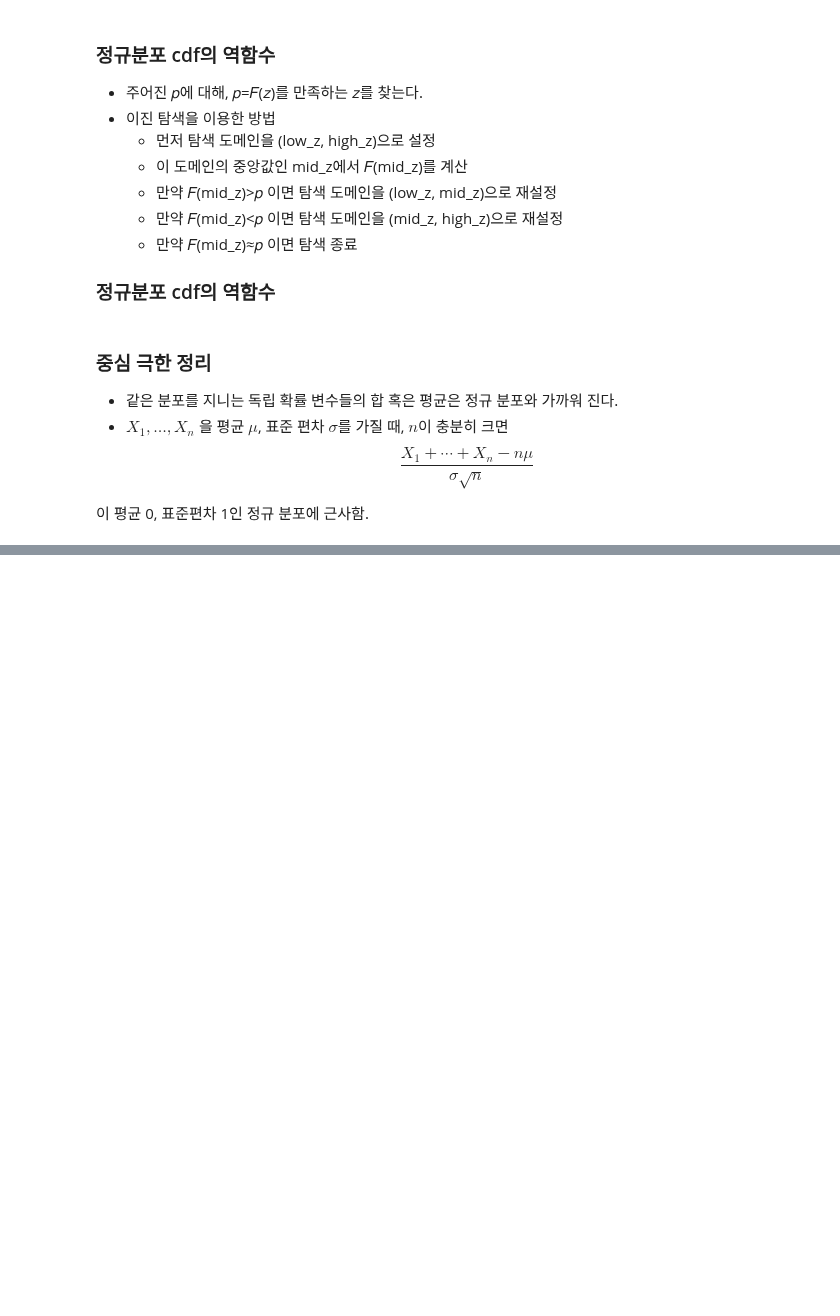
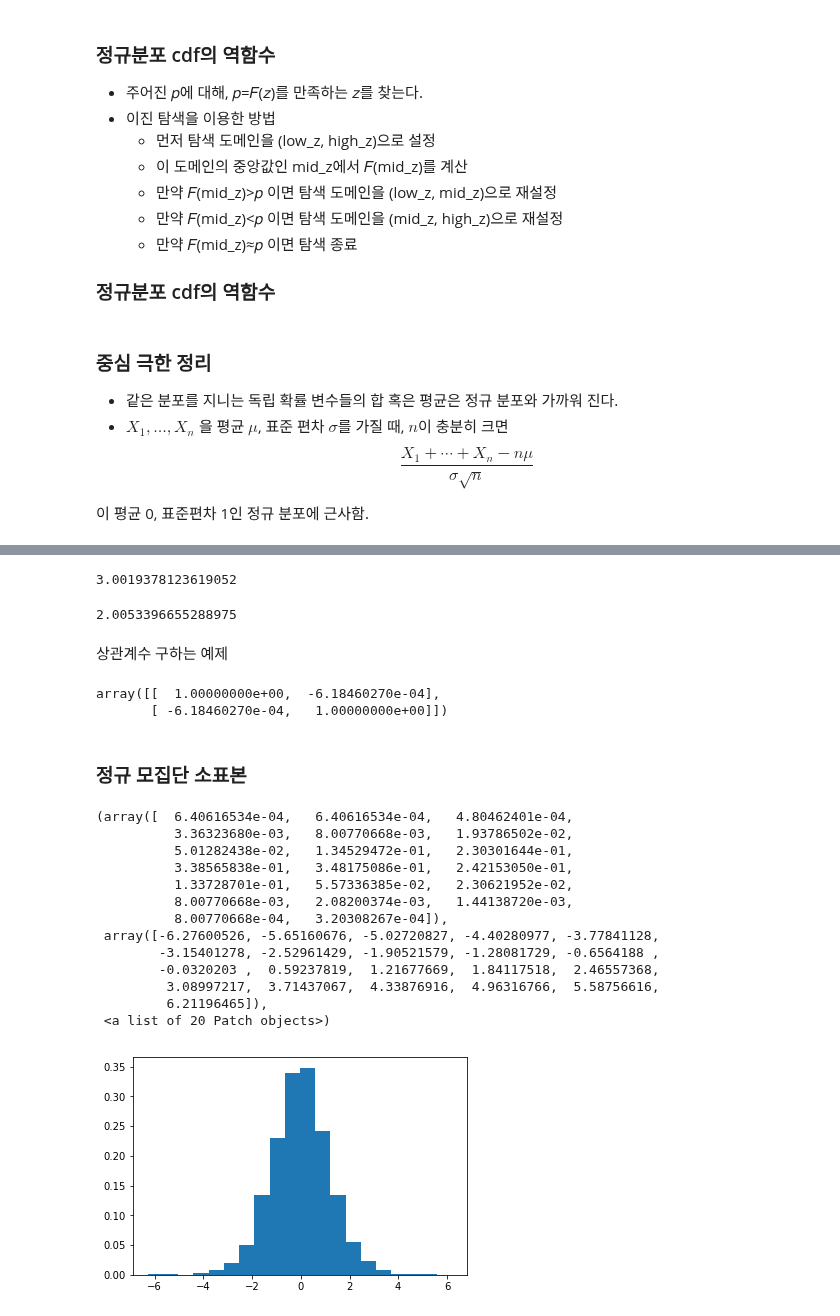
Before and after one commit to ksublee/SPuP, a Jupyter notebook: 9.Probability.ipynb, the cells around one changed output, grey strips where cells are left out. Cells and saved outputs as stored; diff of their text form; code cells hidden in the pictures; blank space fills up the shorter version.

```diff
--- a/9.Probability.ipynb
+++ b/9.Probability.ipynb
@@ -187,0 +237,2 @@ $$\frac{ 𝑋_1+⋯+𝑋_𝑛−n\mu}{ \sigma \sqrt{n}} $$
+# %%
+x = np.random.normal(3, 2, 10000)     #평균 3, 표준편차 2인 정규분포
@@ -187,0 +241,51 @@ $$\frac{ 𝑋_1+⋯+𝑋_𝑛−n\mu}{ \sigma \sqrt{n}} $$
+# %%
+x.mean()
+np.mean(x)
+# %% [output]
+3.0019378123619052
+# %%
+x.std()
+np.std(x)
+# %% [output]
+2.0053396655288975
+# %% [markdown]
+상관계수 구하는 예제
+# %%
+y = np.random.normal(1, 1.5, 10000)
+np.corrcoef(x, y)
+# %% [output]
+array([[  1.00000000e+00,  -6.18460270e-04],
+       [ -6.18460270e-04,   1.00000000e+00]])
+# %% [markdown]
+### 정규 모집단 소표본
+# %%
+import numpy as np
+import matplotlib.pyplot as plt
+
+N = 10000
+mean_x = np.zeros(N)
+std_x = np.zeros(N)
+ts = np.zeros(N)
+
+for i in range(N):
+    mu, sigma, n = 5, 3, 10
+    x = np.random.normal(mu, sigma, n)
+    mean_x[i], std_x[i] = x.mean(), x.std()
+    ts[i] = (mean_x[i] - mu)/(std_x[i]/np.sqrt(n))
+
+plt.hist(ts, bins=20, normed=True)
+# %% [output]
+(array([  6.40616534e-04,   6.40616534e-04,   4.80462401e-04,
+          3.36323680e-03,   8.00770668e-03,   1.93786502e-02,
+          5.01282438e-02,   1.34529472e-01,   2.30301644e-01,
+          3.38565838e-01,   3.48175086e-01,   2.42153050e-01,
+          1.33728701e-01,   5.57336385e-02,   2.30621952e-02,
+          8.00770668e-03,   2.08200374e-03,   1.44138720e-03,
+          8.00770668e-04,   3.20308267e-04]),
+ array([-6.27600526, -5.65160676, -5.02720827, -4.40280977, -3.77841128,
+        -3.15401278, -2.52961429, -1.90521579, -1.28081729, -0.6564188 ,
+        -0.0320203 ,  0.59237819,  1.21677669,  1.84117518,  2.46557368,
+         3.08997217,  3.71437067,  4.33876916,  4.96316766,  5.58756616,
+         6.21196465]),
+ <a list of 20 Patch objects>)
+[figure, added]
```
Also changed, not shown: parts of 20 cells of this notebook, 1 other file.
